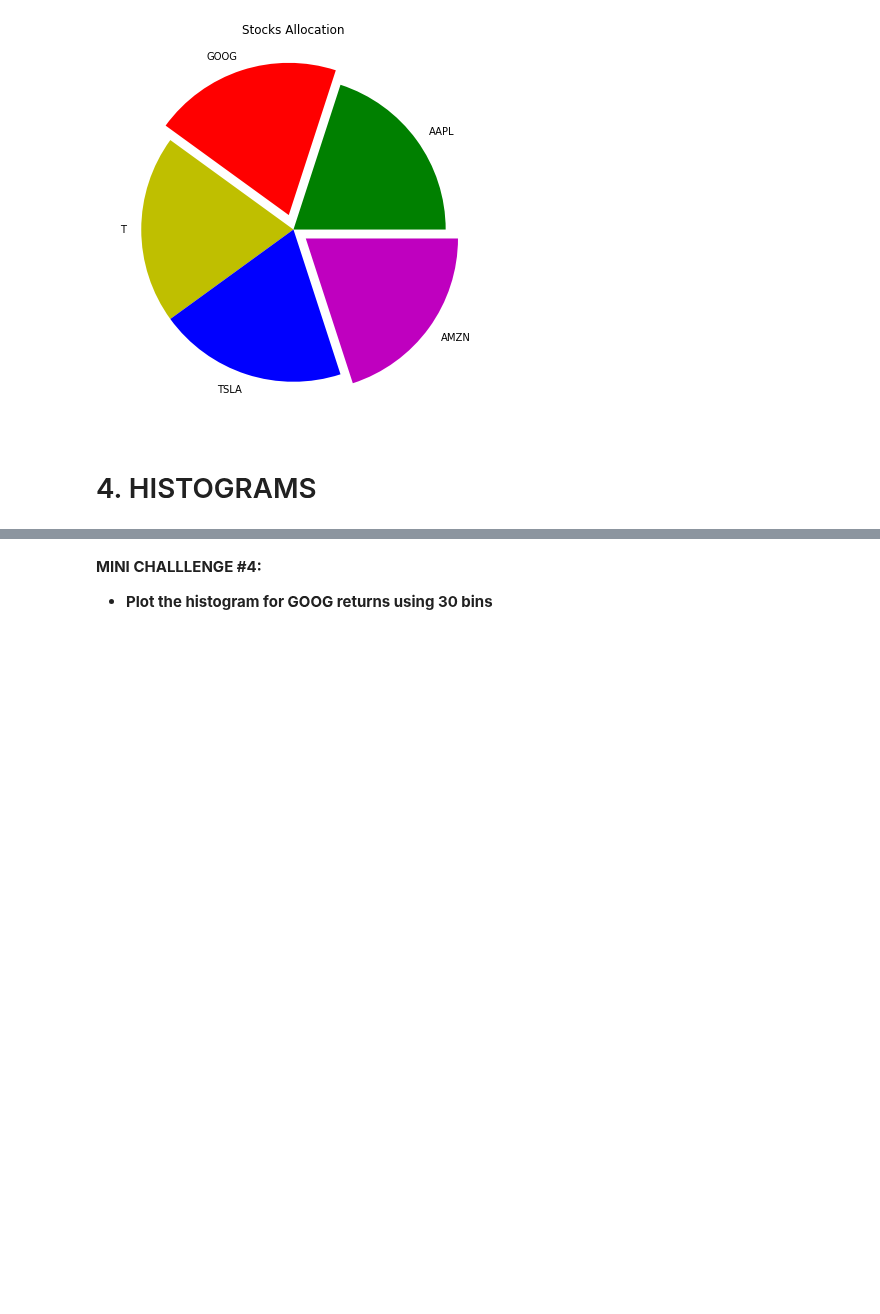
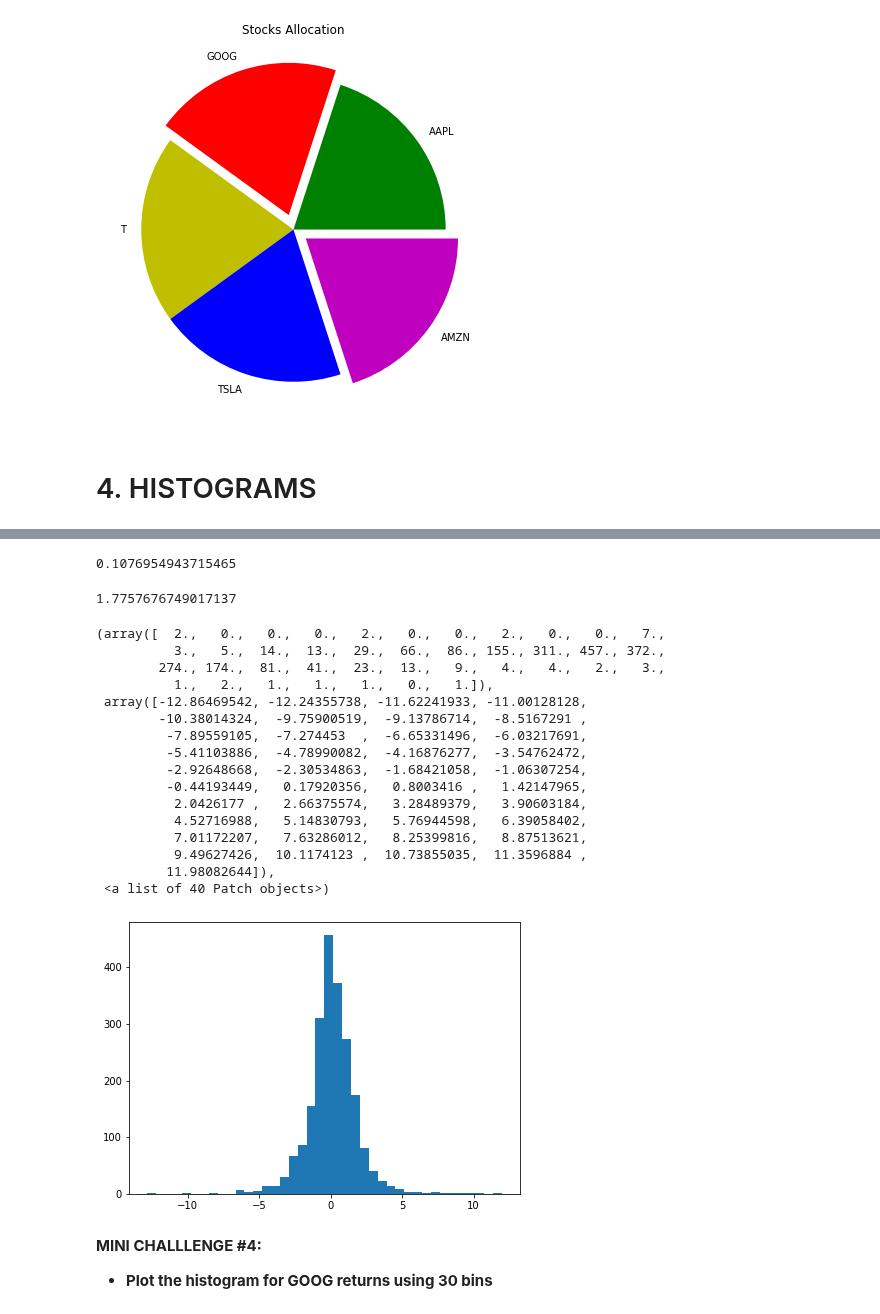
Before and after one commit to LinaSachuk/The-Complete-Python-and-Machine-Learning-for-Financial-Analysis, a Jupyter notebook: 9_Python_101_Data_Visualization_with_matplotlib.ipynb, the cells around one changed output, grey strips where cells are left out. Drawn from its saved outputs; the diff is of its cells as text; code cells hidden in the pictures; blank space fills up the shorter version.

```diff
--- a/9_Python_101_Data_Visualization_with_matplotlib.ipynb
+++ b/9_Python_101_Data_Visualization_with_matplotlib.ipynb
@@ -134,3 +153,34 @@ Text(0.5, 1.0, 'Stocks Allocation')
+# %%
+mu
+# %% [output]
+0.1076954943715465
+# %%
+sigma
+# %% [output]
+1.7757676749017137
+# %%
+num_bins = 40
+
+plt.figure(figsize=(7,5))
+plt.hist(daily_return_df['AAPL'], num_bins)
+# %% [output]
+(array([  2.,   0.,   0.,   0.,   2.,   0.,   0.,   2.,   0.,   0.,   7.,
+          3.,   5.,  14.,  13.,  29.,  66.,  86., 155., 311., 457., 372.,
+        274., 174.,  81.,  41.,  23.,  13.,   9.,   4.,   4.,   2.,   3.,
+          1.,   2.,   1.,   1.,   1.,   0.,   1.]),
+ array([-12.86469542, -12.24355738, -11.62241933, -11.00128128,
+        -10.38014324,  -9.75900519,  -9.13786714,  -8.5167291 ,
+         -7.89559105,  -7.274453  ,  -6.65331496,  -6.03217691,
+         -5.41103886,  -4.78990082,  -4.16876277,  -3.54762472,
+         -2.92648668,  -2.30534863,  -1.68421058,  -1.06307254,
+         -0.44193449,   0.17920356,   0.8003416 ,   1.42147965,
+          2.0426177 ,   2.66375574,   3.28489379,   3.90603184,
+          4.52716988,   5.14830793,   5.76944598,   6.39058402,
+          7.01172207,   7.63286012,   8.25399816,   8.87513621,
+          9.49627426,  10.1174123 ,  10.73855035,  11.3596884 ,
+         11.98082644]),
+ <a list of 40 Patch objects>)
+[figure, added]
 # %% [markdown]
 **MINI CHALLLENGE #4:**
 - **Plot the histogram for GOOG returns using 30 bins**
```
Also changed, not shown: parts of 11 cells of this notebook.
